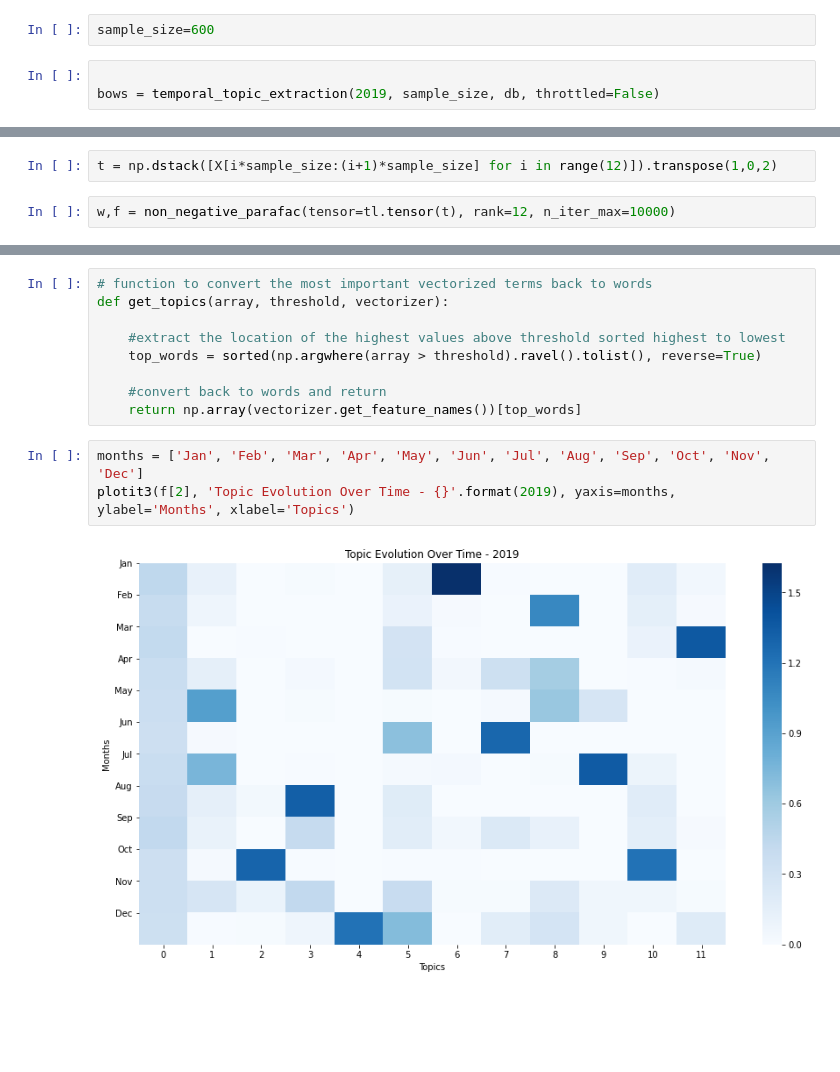
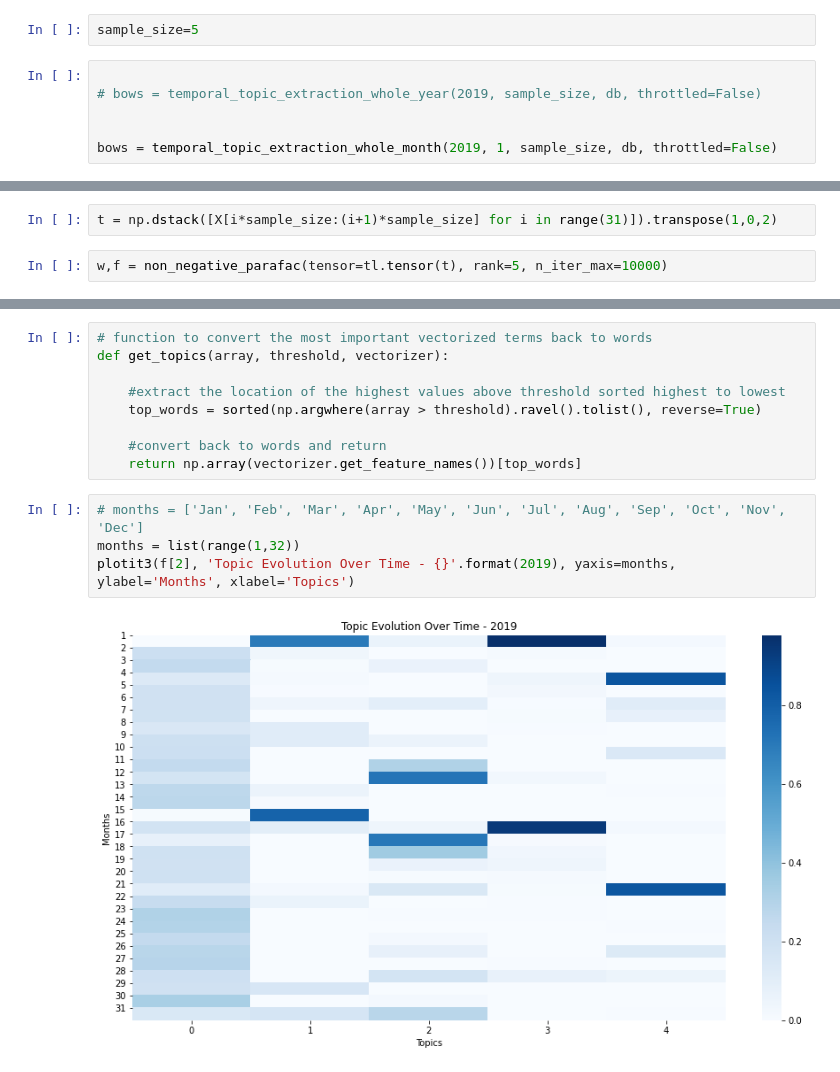
Before and after one commit to Mooseburger1/temporal_topic_extraction, a Jupyter notebook: topics/Untitled.ipynb, the cells around one changed output, grey strips where cells are left out. Saved outputs shown, nothing was run; the diff lists cells and outputs as text; blank space fills up the shorter version.

```diff
--- a/topics/Untitled.ipynb
+++ b/topics/Untitled.ipynb
@@ -21,8 +21,11 @@ db = boto3.resource(service_name='dynamodb',
                     aws_access_key_id=AWS_KEY,
                     aws_secret_access_key=AWS_SECRET)
 # %%
-sample_size=600
+sample_size=5
 # %%
 
-bows = temporal_topic_extraction(2019, sample_size, db, throttled=False)
+# bows = temporal_topic_extraction_whole_year(2019, sample_size, db, throttled=False)
+
+
+bows = temporal_topic_extraction_whole_month(2019, 1, sample_size, db, throttled=False)
 # %% [output]
@@ -49,9 +52,9 @@ b = [' '.join(y) for x in bows for y in x]
 vectorizer = TfidfVectorizer(max_features=10000)
 X = np.array(vectorizer.fit_transform(b).todense()).astype(np.float32)
 # %%
-t = np.dstack([X[i*sample_size:(i+1)*sample_size] for i in range(12)]).transpose(1,0,2)
+t = np.dstack([X[i*sample_size:(i+1)*sample_size] for i in range(31)]).transpose(1,0,2)
 # %%
-w,f = non_negative_parafac(tensor=tl.tensor(t), rank=12, n_iter_max=10000)
+w,f = non_negative_parafac(tensor=tl.tensor(t), rank=5, n_iter_max=10000)
 # %%
 def plotit3(array, title, yaxis=None, xaxis=None, ylabel=None, xlabel=None):
     plt.figure(figsize=(15,8))
@@ -76,10 +79,11 @@ def get_topics(array, threshold, vectorizer):
     #convert back to words and return
     return np.array(vectorizer.get_feature_names())[top_words]
 # %%
-months = ['Jan', 'Feb', 'Mar', 'Apr', 'May', 'Jun', 'Jul', 'Aug', 'Sep', 'Oct', 'Nov', 'Dec']
+# months = ['Jan', 'Feb', 'Mar', 'Apr', 'May', 'Jun', 'Jul', 'Aug', 'Sep', 'Oct', 'Nov', 'Dec']
+months = list(range(1,32))
 plotit3(f[2], 'Topic Evolution Over Time - {}'.format(2019), yaxis=months, ylabel='Months', xlabel='Topics')
 # %% [output]
-[figure, old version]
+[figure, new version]
 # %%
 #visualize word importance per topic - should be mode-1 matrix
 plotit3(f[0], 'Word Importance per Topic - {}'.format(2019), ylabel='Words', xlabel='Topics')
```
Also changed, not shown: parts of 6 cells of this notebook, 3 other files.
